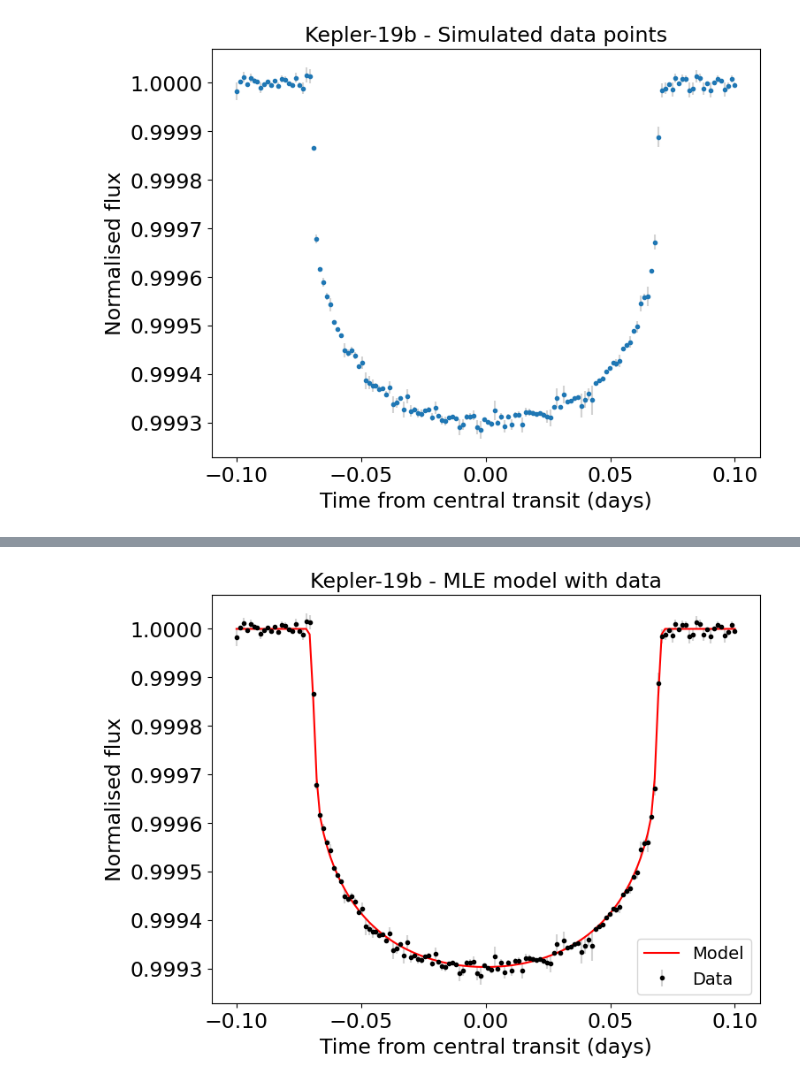
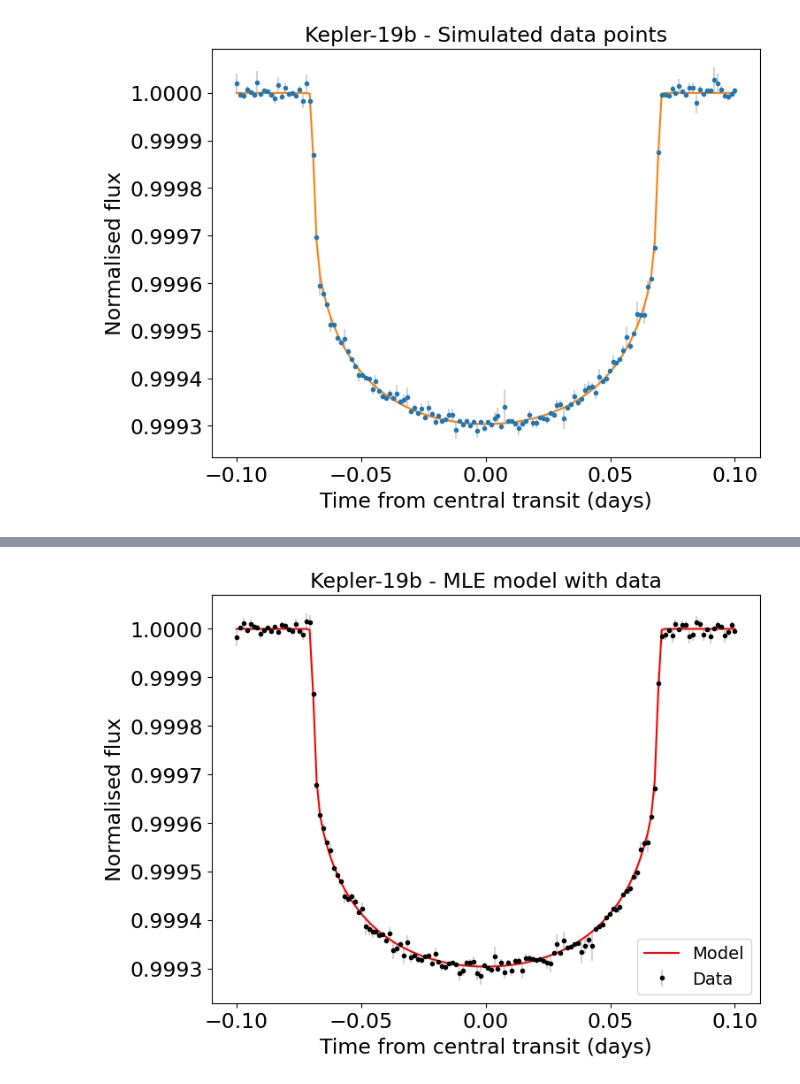
Before and after one commit to hrwakeford/MSci2022_TESS, a Jupyter notebook: Transit_fitting_model/mle_transit_fitting_model.ipynb, the cells around one changed output, grey strips where cells are left out. Cells and saved outputs as stored; diff of their text form; code cells hidden in the pictures.

Commit message:
added graph

```diff
--- a/Transit_fitting_model/mle_transit_fitting_model.ipynb
+++ b/Transit_fitting_model/mle_transit_fitting_model.ipynb
@@ -95,24 +95,26 @@ params.u = [0.43135341, 0.24553668]                             #limb darkening
 
 t = np.linspace(-0.1, 0.1, 144)                      #times at which to calculate light curve
 m = batman.TransitModel(params, t)                      #initializes model
+flux = m.light_curve(params)
 true_flux = m.light_curve(params)
 # %%
 #Add noise to the signal
 sigma = 0.00001
-yerrs = np.random.normal(loc=0., scale=sigma, size=len(true_flux))
+yerrs = np.random.normal(loc=0., scale=sigma, size=len(flux))
 true_flux += yerrs
 # %%
 fig, ax = plt.subplots(1, figsize=(8,6))
 plt.title("Kepler-19b - Simulated data points", size=17)
-plt.errorbar(t, true_flux, yerr=yerrs, fmt='.', ecolor='LightGrey', label="Expected")
+plt.errorbar(t, true_flux, yerr=yerrs, fmt='.', ecolor='LightGrey', label="Simulated noise")
+plt.plot(t, flux, label="Model")
 plt.xlabel("Time from central transit (days)", size=17)
 plt.ylabel("Normalised flux", size=17)
 
 ax.xaxis.set_tick_params(labelsize=17)
 ax.yaxis.set_tick_params(labelsize=17)
 plt.show()
 # %% [output]
-[figure, old version]
+[figure, new version]
 # %%
 
 guess_params = batman.TransitParams()
```
Also changed, not shown: parts of 3 cells of this notebook.
